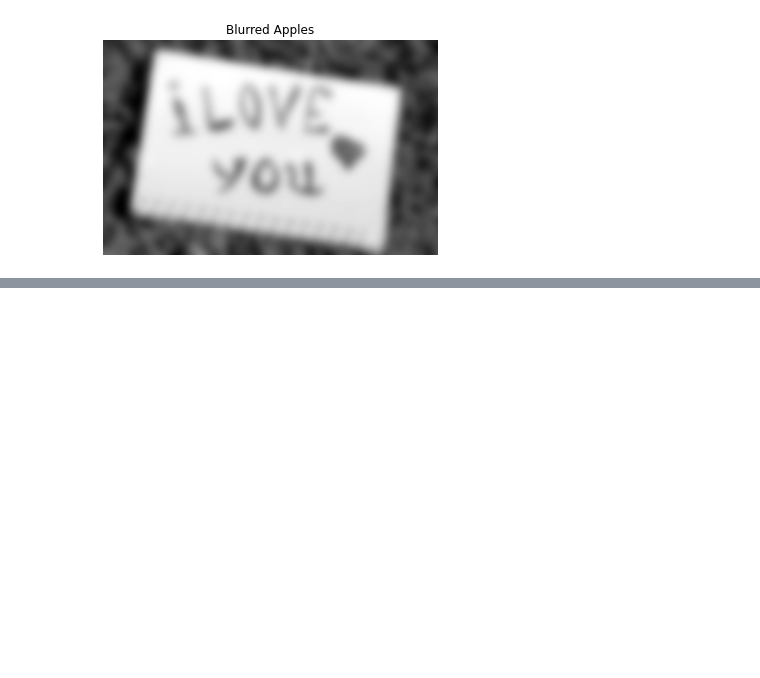
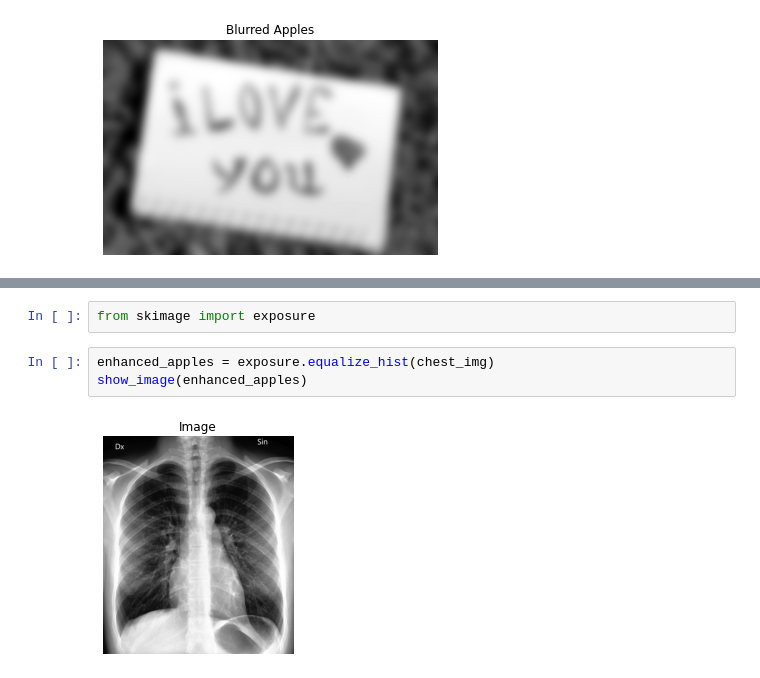
Before and after one commit to YousefAmerAwad/Image-Processing, a Jupyter notebook: Lab2/lab2.ipynb, the cells around one changed output, grey strips where cells are left out. Cells and saved outputs as stored; diff of their text form; blank space fills up the shorter version.

```diff
--- a/Lab2/lab2.ipynb
+++ b/Lab2/lab2.ipynb
@@ -68,0 +85,7 @@ show_image(blurred_notebook, title='Blurred Apples')
+# %%
+from skimage import exposure
+# %%
+enhanced_apples = exposure.equalize_hist(chest_img)
+show_image(enhanced_apples)
+# %% [output]
+[figure, added]
```
Also changed, not shown: parts of 13 cells of this notebook, 3 other files.
